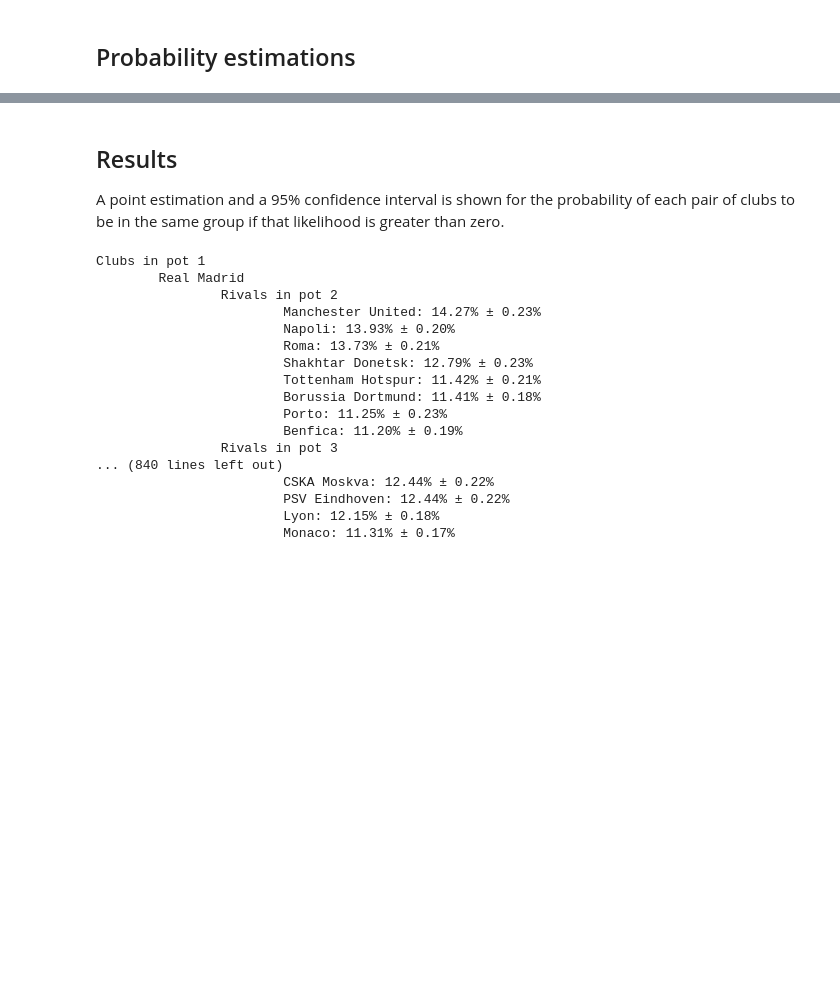
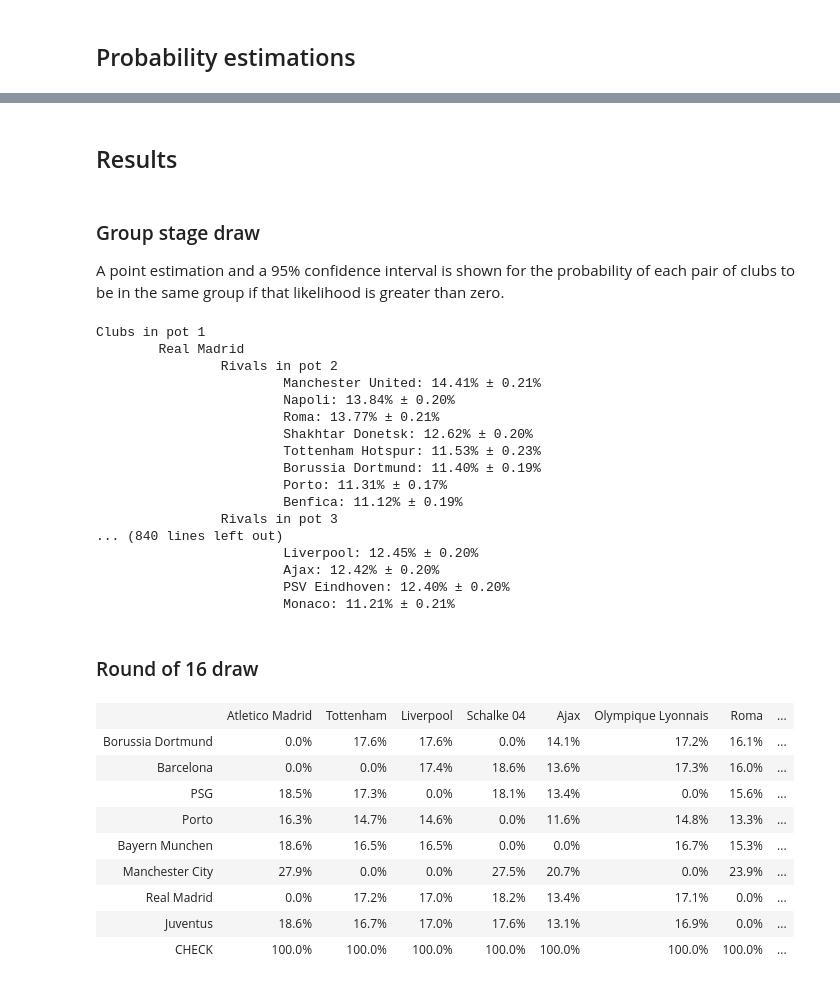
Before and after one commit to georgekaplan59/notebooks, a Jupyter notebook: Champions League 2018-2019 Draw.ipynb, the cells around one changed output, grey strips where cells are left out. Cells and saved outputs as stored; diff of their text form; code cells hidden in the pictures; blank space fills up the shorter version.

Commit message:
Round of 16 draw for Champions League 2018-2019

```diff
--- a/Champions League 2018-2019 Draw.ipynb
+++ b/Champions League 2018-2019 Draw.ipynb
@@ -608,2 +372,28 @@ Group H: Atlético Madrid, Shakhtar Donetsk, Monaco, Hoffenheim
+# %%
+# Realistic Montecarlo simulation of the draw
+simulations = 100000  # number of simulated draws
+probabilities = np.full((len(WINNERS), len(RUNNERS_UP)), 0,  dtype=np.float32)  # store the probabilities
+
+for _ in range(simulations):
+    WINNERS_POT = WINNERS[:]
+    RUNNERS_UP_POT = RUNNERS_UP[:]
+
+    while len(RUNNERS_UP_POT) > 0:
+        # Draw a Team from the runners up pot
+        runner_up = np.random.choice(RUNNERS_UP_POT)
+
+        # Calculate eligible winners for this runner up
+        eligible_winners = filter_winners(runner_up, WINNERS_POT)
+        eligible_winners = remove_winners_leading_to_dead_ends(eligible_winners, WINNERS_POT,
+                                                               runner_up, RUNNERS_UP_POT)
+
+        # Draw a Team from the eligible winners pot
+        winner = np.random.choice(eligible_winners)
+
+        RUNNERS_UP_POT.remove(runner_up)  # remove the runner-up club from their pot
+        WINNERS_POT.remove(winner)  # remove the winner club from their pot
+
+        # Increment the counter for this successful pairing
+        probabilities[WINNERS.index(winner), RUNNERS_UP.index(runner_up)] += 1
 # %% [markdown]
 ## Probability estimations
@@ -625,5 +419,9 @@ error_estimations = np.sqrt(np.var(subsamples_estimations, axis=0)/number_of_sub
+# %%
+probabilities = 100 * probabilities / simulations  # probabilities are calculated as percentages
+# %% [markdown]
+## Results
 # %% [markdown]
-## Results
+### Group stage draw
 
 A point estimation and a 95% confidence interval is shown for the probability of each pair of clubs to be in the same group if that likelihood is greater than zero.
 # %%
@@ -634,9 +432,9 @@ for pot in range(1, NUMBER_OF_POTS+1):
         for other_pot in filter(lambda x: x <> pot-1, range(NUMBER_OF_POTS)):
             rivals = np.where(np.array(CLUB_POTS) == other_pot+1)[0]
             print("\t\tRivals in pot %d" % (other_pot+1))
-            probabilities = filter(lambda x: x[1] > 0, zip(rivals, estimations[club,rivals]))
-            probabilities = sorted(probabilities, key=lambda x: -x[1])
-            for rival, p in probabilities:
+            likelihood = filter(lambda x: x[1] > 0, zip(rivals, estimations[club,rivals]))
+            likelihood = sorted(likelihood, key=lambda x: -x[1])
+            for rival, p in likelihood:
                 print("\t\t\t%s: %.2f%% ± %.2f%%" % (CLUBS[rival],
                                                              p*100,
                                                              2*error_estimations[club,rival]*100))
@@ -646,17 +444,34 @@ for pot in range(1, NUMBER_OF_POTS+1):
 Clubs in pot 1
         Real Madrid
                 Rivals in pot 2
-                        Manchester United: 14.27% ± 0.23%
-                        Napoli: 13.93% ± 0.20%
-                        Roma: 13.73% ± 0.21%
-                        Shakhtar Donetsk: 12.79% ± 0.23%
-                        Tottenham Hotspur: 11.42% ± 0.21%
-                        Borussia Dortmund: 11.41% ± 0.18%
-                        Porto: 11.25% ± 0.23%
-                        Benfica: 11.20% ± 0.19%
+                        Manchester United: 14.41% ± 0.21%
+                        Napoli: 13.84% ± 0.20%
+                        Roma: 13.77% ± 0.21%
+                        Shakhtar Donetsk: 12.62% ± 0.20%
+                        Tottenham Hotspur: 11.53% ± 0.23%
+                        Borussia Dortmund: 11.40% ± 0.19%
+                        Porto: 11.31% ± 0.17%
+                        Benfica: 11.12% ± 0.19%
                 Rivals in pot 3
 ... (840 lines left out)
-                        CSKA Moskva: 12.44% ± 0.22%
-                        PSV Eindhoven: 12.44% ± 0.22%
-                        Lyon: 12.15% ± 0.18%
-                        Monaco: 11.31% ± 0.17%
+                        Liverpool: 12.45% ± 0.20%
+                        Ajax: 12.42% ± 0.20%
+                        PSV Eindhoven: 12.40% ± 0.20%
+                        Monaco: 11.21% ± 0.21%
+# %% [markdown]
+### Round of 16 draw
+# %%
+# Probability results shown in HTML format
+html = build_html_table(RUNNERS_UP, WINNERS, probabilities)
+print_html(html)
+# %% [output]
+|  | Atletico Madrid | Tottenham | Liverpool | Schalke 04 | Ajax | Olympique Lyonnais | Roma | ... |
+| Borussia Dortmund | 0.0% | 17.6% | 17.6% | 0.0% | 14.1% | 17.2% | 16.1% | ... |
+| Barcelona | 0.0% | 0.0% | 17.4% | 18.6% | 13.6% | 17.3% | 16.0% | ... |
+| PSG | 18.5% | 17.3% | 0.0% | 18.1% | 13.4% | 0.0% | 15.6% | ... |
+| Porto | 16.3% | 14.7% | 14.6% | 0.0% | 11.6% | 14.8% | 13.3% | ... |
+| Bayern Munchen | 18.6% | 16.5% | 16.5% | 0.0% | 0.0% | 16.7% | 15.3% | ... |
+| Manchester City | 27.9% | 0.0% | 0.0% | 27.5% | 20.7% | 0.0% | 23.9% | ... |
+| Real Madrid | 0.0% | 17.2% | 17.0% | 18.2% | 13.4% | 17.1% | 0.0% | ... |
+| Juventus | 18.6% | 16.7% | 17.0% | 17.6% | 13.1% | 16.9% | 0.0% | ... |
+| CHECK | 100.0% | 100.0% | 100.0% | 100.0% | 100.0% | 100.0% | 100.0% | ... |
```
Also changed, not shown: parts of 21 cells of this notebook, 4 other files.
